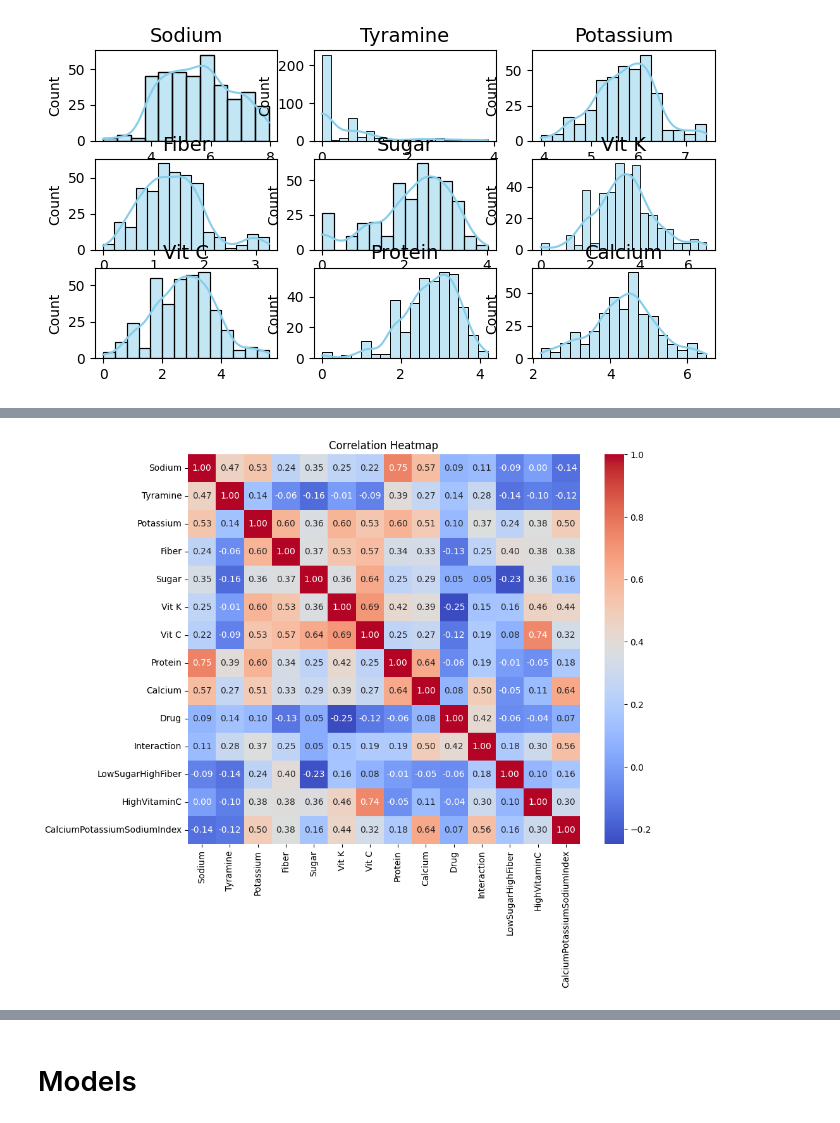
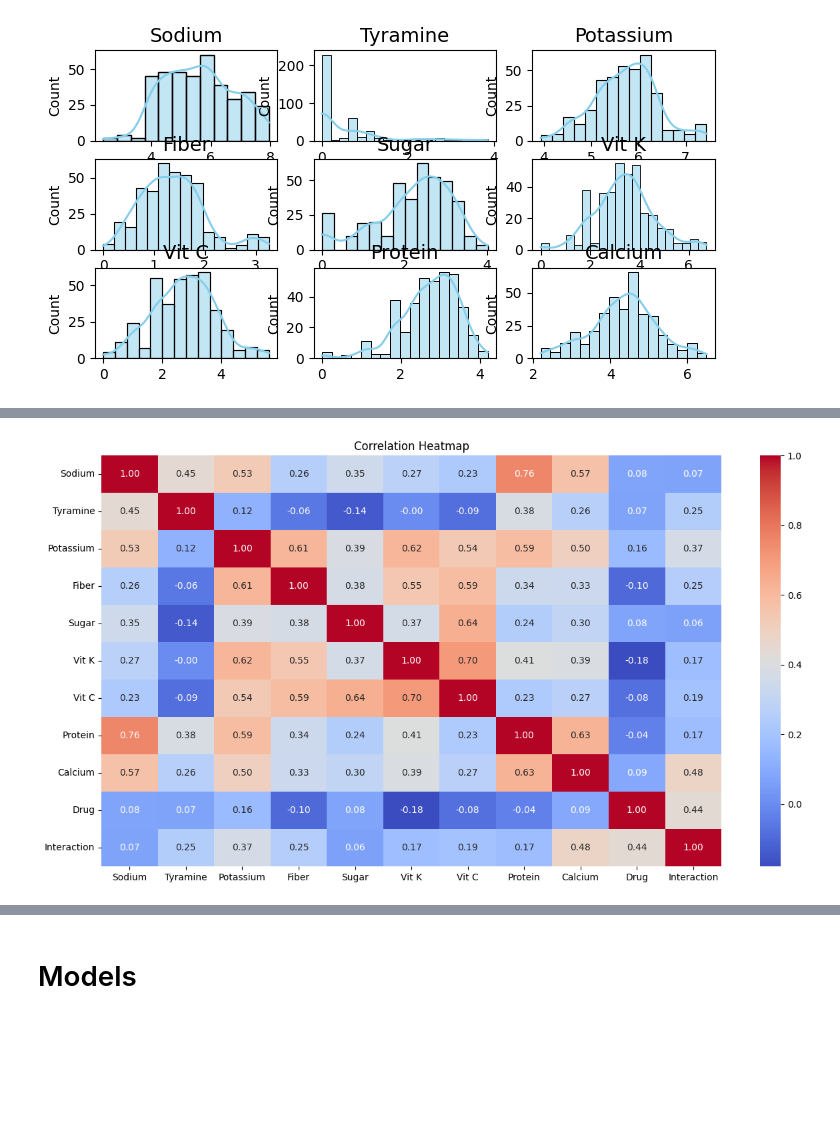
Before and after one commit to Lark01/Drug-Food-Interactions, a Jupyter notebook: DrugInteraction/DrugInteractionNotebook.ipynb, the cells around one changed output, grey strips where cells are left out. Drawn from its saved outputs; the diff is of its cells as text; code cells hidden in the pictures; blank space fills up the shorter version.

Commit message:
Fix target encoding data leakage

```diff
--- a/DrugInteraction/DrugInteractionNotebook.ipynb
+++ b/DrugInteraction/DrugInteractionNotebook.ipynb
@@ -268,5 +263,3 @@ plt.show()
-# %%
-df['LowSugarHighFiber'] = (
-    (df['Sugar'] < df['Sugar'].quantile(0.4)).astype(int) *
-    (df['Fiber'] > df['Fiber'].quantile(0.6)).astype(int)
-)
+# %%
+X = df
+y = df["Interaction"]
@@ -273,10 +271,16 @@ df['LowSugarHighFiber'] = (
+# %%
+drug_target_encoding = (
+    X_train.groupby("Drug")["Interaction"]
+    .mean()
+    .to_dict()
+)
 # %%
-df['HighVitaminC'] = (df['Vit C'] > df['Vit C'].quantile(0.7)).astype(int)
-df["CalciumPotassiumSodiumIndex"] = df["Calcium"] * df["Potassium"] / (df["Sodium"] + 1e-4)
+X_train["Drug"] = X_train["Drug"].map(drug_target_encoding)
+X_test["Drug"] = X_test["Drug"].map(drug_target_encoding)
 # %%
-plt.figure(figsize=(10, 8))
-sns.heatmap(df.corr(), annot=True, fmt=".2f", cmap="coolwarm", cbar=True)
+plt.figure(figsize=(15, 8))
+sns.heatmap(X_train.corr(), annot=True, fmt=".2f", cmap="coolwarm", cbar=True)
 plt.title("Correlation Heatmap")
 plt.show()
 # %% [output]
-[figure, old version]
+[figure, new version]
```
Also changed, not shown: parts of 20 cells of this notebook.
